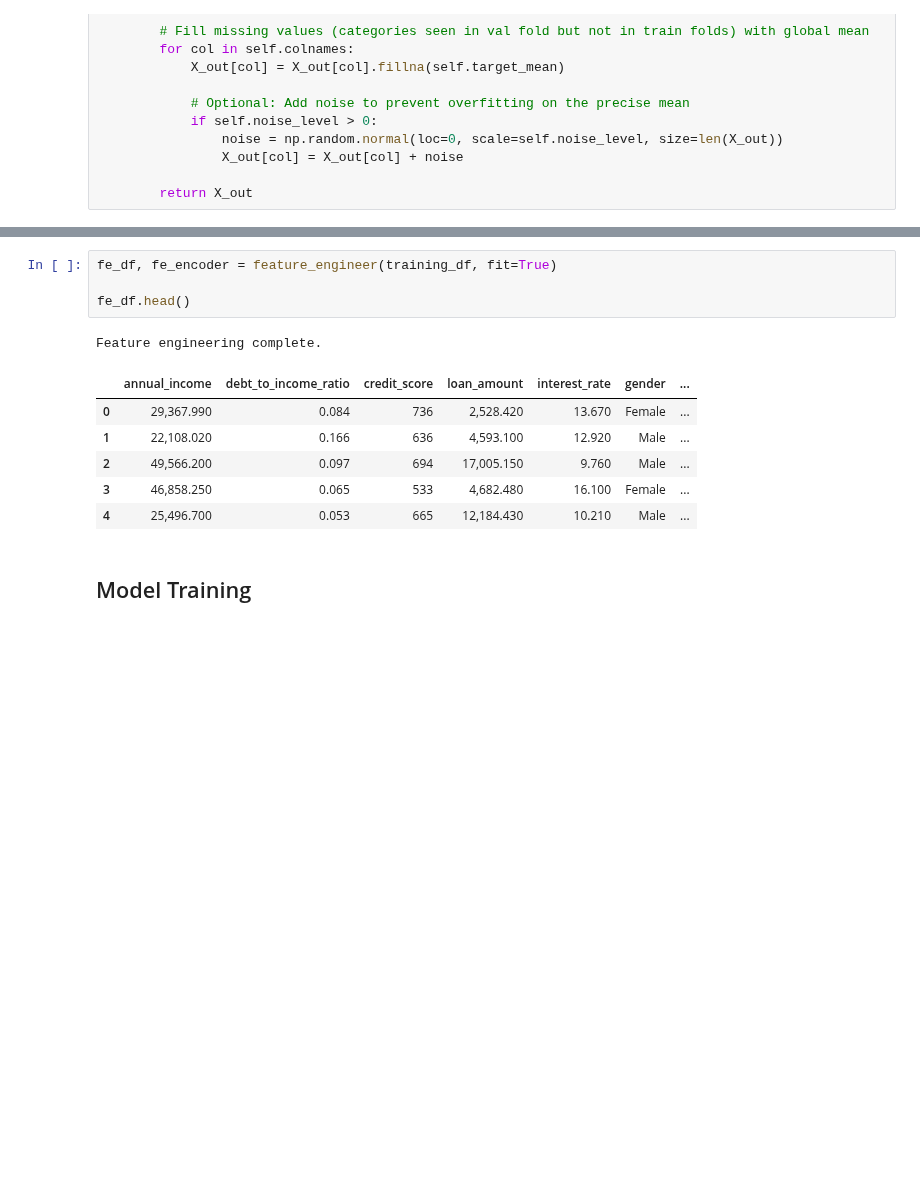
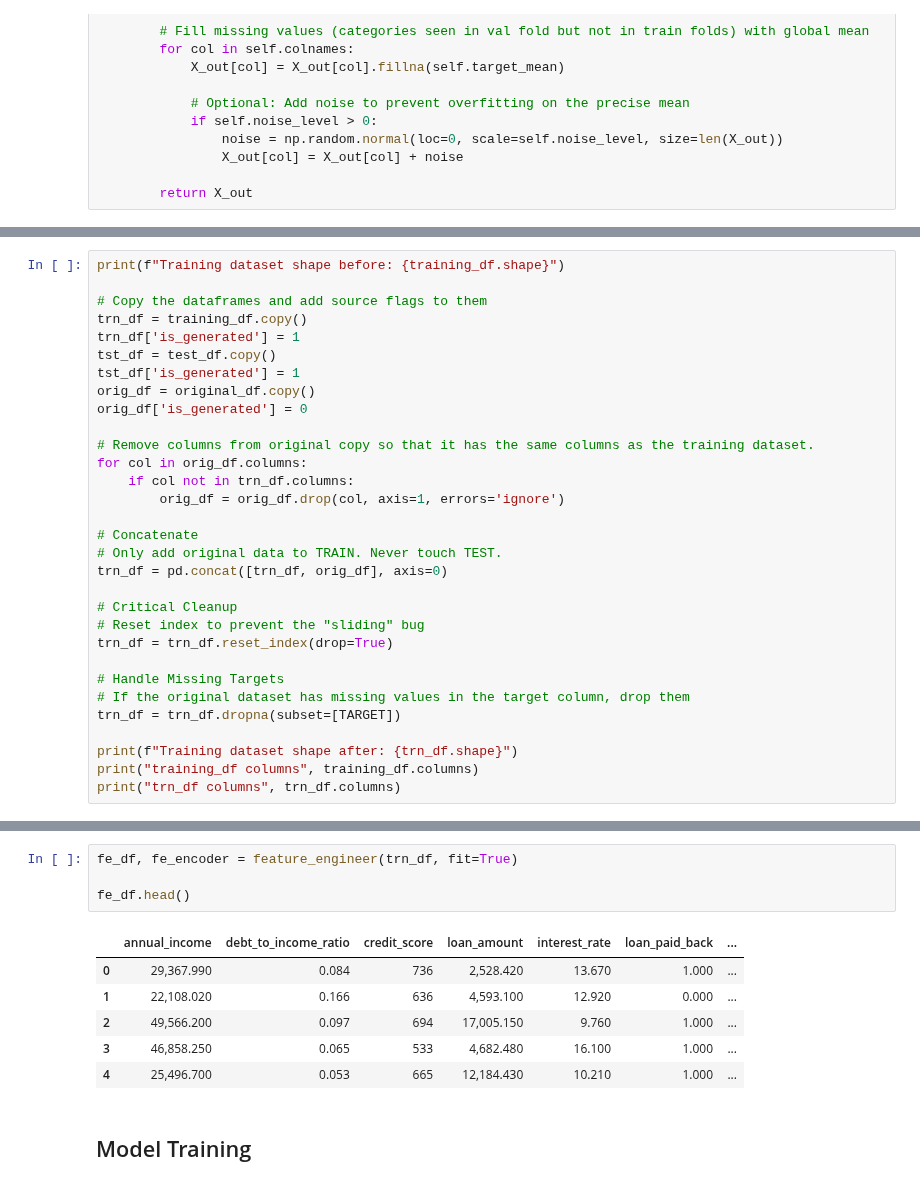
Before and after one commit to SteveTarter/kaggle-playground-series, a Jupyter notebook: 2025/s5e11/Predicting Loan Payback (S5E11).ipynb, the cells around one changed output, grey strips where cells are left out. Drawn from its saved outputs; the diff is of its cells as text; blank space fills up the shorter version.

```diff
--- a/2025/s5e11/Predicting Loan Payback (S5E11).ipynb
+++ b/2025/s5e11/Predicting Loan Payback (S5E11).ipynb
@@ -933,0 +940,31 @@ def feature_engineer(df: pd.DataFrame,
+# %%
+print(f"Training dataset shape before: {training_df.shape}")
+
+# Copy the dataframes and add source flags to them
+trn_df = training_df.copy()
+trn_df['is_generated'] = 1
+tst_df = test_df.copy()
+tst_df['is_generated'] = 1
+orig_df = original_df.copy()
+orig_df['is_generated'] = 0
+
+# Remove columns from original copy so that it has the same columns as the training dataset.
+for col in orig_df.columns:
+    if col not in trn_df.columns:
+        orig_df = orig_df.drop(col, axis=1, errors='ignore')
+
+# Concatenate
+# Only add original data to TRAIN. Never touch TEST.
+trn_df = pd.concat([trn_df, orig_df], axis=0)
+
+# Critical Cleanup
+# Reset index to prevent the "sliding" bug
+trn_df = trn_df.reset_index(drop=True)
+
+# Handle Missing Targets
+# If the original dataset has missing values in the target column, drop them
+trn_df = trn_df.dropna(subset=[TARGET])
+
+print(f"Training dataset shape after: {trn_df.shape}")
+print("training_df columns", training_df.columns)
+print("trn_df columns", trn_df.columns)
@@ -934,15 +984,14 @@ def feature_engineer(df: pd.DataFrame,
 # %%
-fe_df, fe_encoder = feature_engineer(training_df, fit=True)
+fe_df, fe_encoder = feature_engineer(trn_df, fit=True)
 
 fe_df.head()
 # %% [output]
-Feature engineering complete.
-|  | annual_income | debt_to_income_ratio | credit_score | loan_amount | interest_rate | gender | ... |
-| 0 | 29,367.990 | 0.084 | 736 | 2,528.420 | 13.670 | Female | ... |
-| 1 | 22,108.020 | 0.166 | 636 | 4,593.100 | 12.920 | Male | ... |
-| 2 | 49,566.200 | 0.097 | 694 | 17,005.150 | 9.760 | Male | ... |
-| 3 | 46,858.250 | 0.065 | 533 | 4,682.480 | 16.100 | Female | ... |
-| 4 | 25,496.700 | 0.053 | 665 | 12,184.430 | 10.210 | Male | ... |
+|  | annual_income | debt_to_income_ratio | credit_score | loan_amount | interest_rate | loan_paid_back | ... |
+| 0 | 29,367.990 | 0.084 | 736 | 2,528.420 | 13.670 | 1.000 | ... |
+| 1 | 22,108.020 | 0.166 | 636 | 4,593.100 | 12.920 | 0.000 | ... |
+| 2 | 49,566.200 | 0.097 | 694 | 17,005.150 | 9.760 | 1.000 | ... |
+| 3 | 46,858.250 | 0.065 | 533 | 4,682.480 | 16.100 | 1.000 | ... |
+| 4 | 25,496.700 | 0.053 | 665 | 12,184.430 | 10.210 | 1.000 | ... |
 # %% [markdown]
 ## Model Training
 # %%
```
Also changed, not shown: parts of 21 cells of this notebook, 7 other files.
